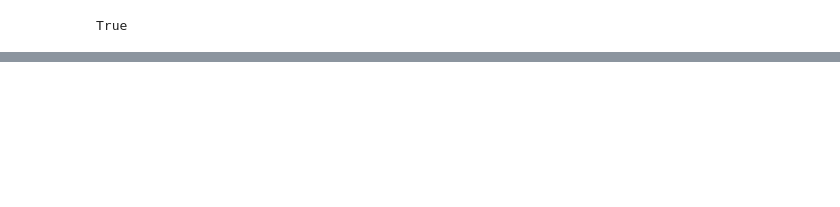
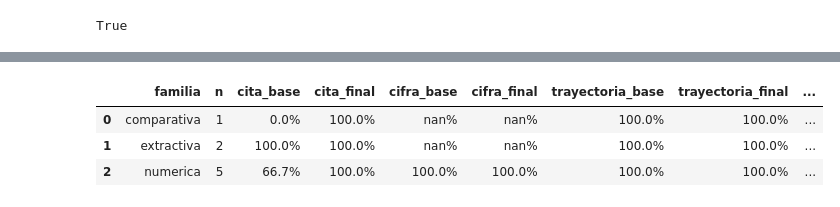
Before and after one commit to mirdbg/Entrega_RAG, a Jupyter notebook: notebook_entrega/Entrega_RAG_final.ipynb, the cells around one changed output, grey strips where cells are left out. Saved outputs shown, nothing was run; the diff lists cells and outputs as text; code cells hidden in the pictures; blank space fills up the shorter version.

```diff
--- a/notebook_entrega/Entrega_RAG_final.ipynb
+++ b/notebook_entrega/Entrega_RAG_final.ipynb
@@ -1128,0 +1209,46 @@ for p in preguntas_cargadas:
+# %%
+# ============================================================
+# RESUMEN BASELINE VS FINAL POR TIPO DE PREGUNTA
+# ============================================================
+
+filas = []
+
+for familia in sorted(detalle_final["familia"].dropna().unique()):
+
+    d = detalle_final[detalle_final["familia"] == familia]
+
+    fila = {
+        "familia": familia,
+        "n": len(d)
+    }
+
+    for metrica in ["cita", "cifra", "trayectoria", "recall@5"]:
+        for version in ["base", "final"]:
+
+            columna = f"{metrica}_{version}"
+
+            if columna in d.columns:
+                valores = d[columna].dropna()
+
+                fila[columna] = (
+                    valores.astype(float).mean()
+                    if len(valores)
+                    else None
+                )
+
+    filas.append(fila)
+
+resumen_por_familia = pd.DataFrame(filas)
+
+display(
+    resumen_por_familia.style.format({
+        c: "{:.1%}"
+        for c in resumen_por_familia.columns
+        if c not in ["familia", "n"]
+    })
+)
+# %% [output]
+|  | familia | n | cita_base | cita_final | cifra_base | cifra_final | trayectoria_base | trayectoria_final | ... |
+| 0 | comparativa | 1 | 0.0% | 100.0% | nan% | nan% | 100.0% | 100.0% | ... |
+| 1 | extractiva | 2 | 100.0% | 100.0% | nan% | nan% | 100.0% | 100.0% | ... |
+| 2 | numerica | 5 | 66.7% | 100.0% | 100.0% | 100.0% | 100.0% | 100.0% | ... |
```
Also changed, not shown: parts of 17 cells of this notebook.
